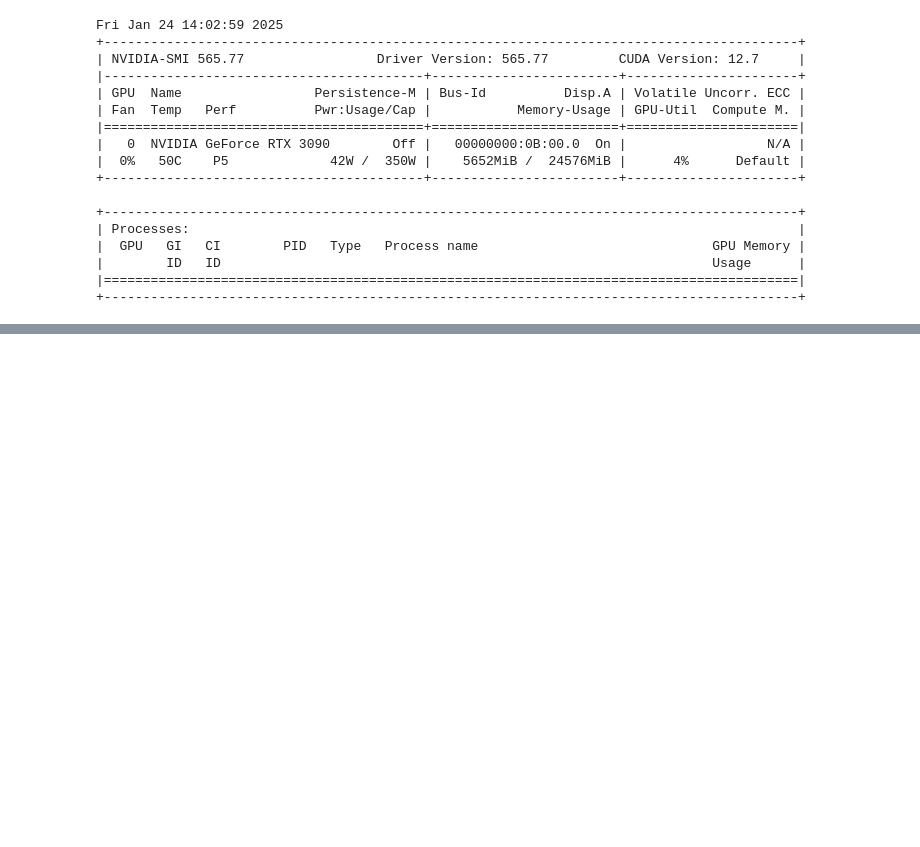
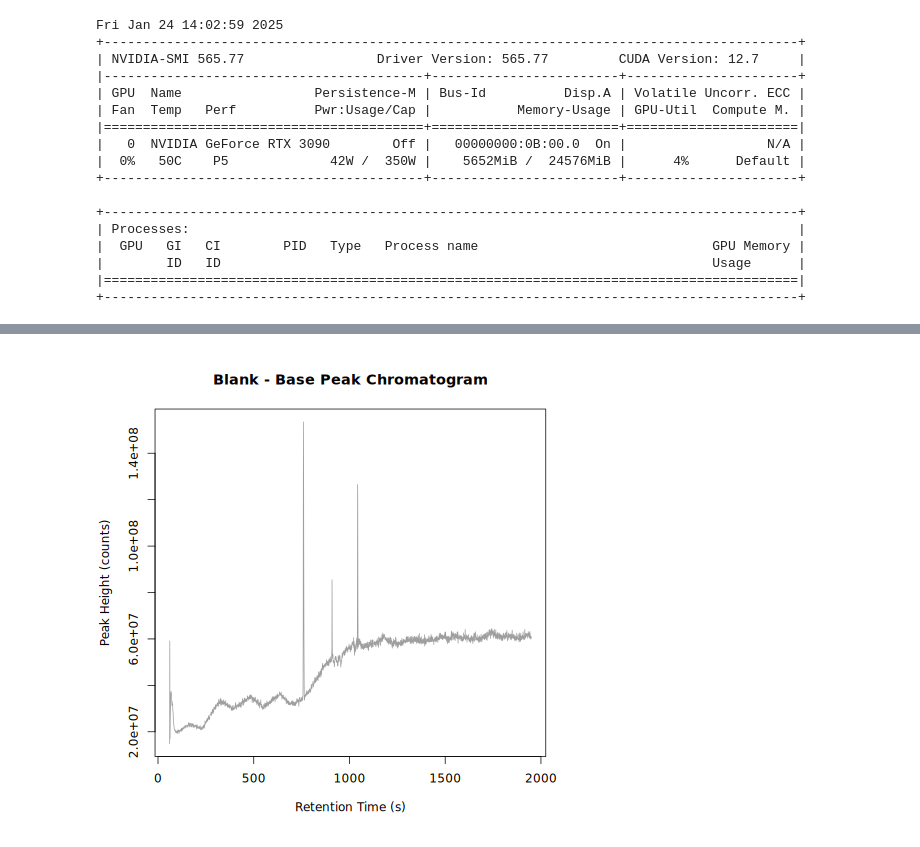
Before and after one commit to jonathan-hunter/Metabolomics-Pipeline, a Jupyter notebook: Docker/sync/metabolomics.ipynb, the cells around one changed output, grey strips where cells are left out. Cells and saved outputs as stored; diff of their text form; code cells hidden in the pictures; blank space fills up the shorter version.

```diff
--- a/Docker/sync/metabolomics.ipynb
+++ b/Docker/sync/metabolomics.ipynb
@@ -473,3 +470,29 @@ Fri Jan 24 14:02:59 2025
 |        ID   ID                                                               Usage      |
 |=========================================================================================|
 +-----------------------------------------------------------------------------------------+
+# %%
+%%R
+library(xcms)
+library(MsExperiment)
+library(Spectra)
+
+# Get the list of files in the ~/sync/Data directory
+file_list <- list.files(path = "~/sync/Data", full.names = TRUE)
+
+# Define a data.frame with additional information on these files.
+sample_metadata <- data.frame(file = basename(file_list),
+                 sample = c("blank", "extract"))
+
+# Import the data of the experiment
+sample_data <- readMsExperiment(file_list, sampleData = sample_metadata)
+
+# Subset the data
+sample_data_blank <- sample_data[1]
+sample_data_extract <- sample_data[2]
+
+# Extract sample information
+sampleData(sample_data_extract)
+
+# Display sample spectra table
+print(spectra(sample_data_blank))
+print(spectra(sample_data_extract))
@@ -475,0 +587,7 @@ Fri Jan 24 14:02:59 2025
+# %%
+%%R
+# Extract and plot a BPC
+bpc <- chromatogram(sample_data_blank, aggregationFun = "max")
+plot(bpc, main="Blank - Base Peak Chromatogram", xlab="Retention Time (s)", ylab="Peak Height (counts)")
+# %% [output]
+[figure, added]
```
Also changed, not shown: parts of 20 cells of this notebook, 1 other file.
